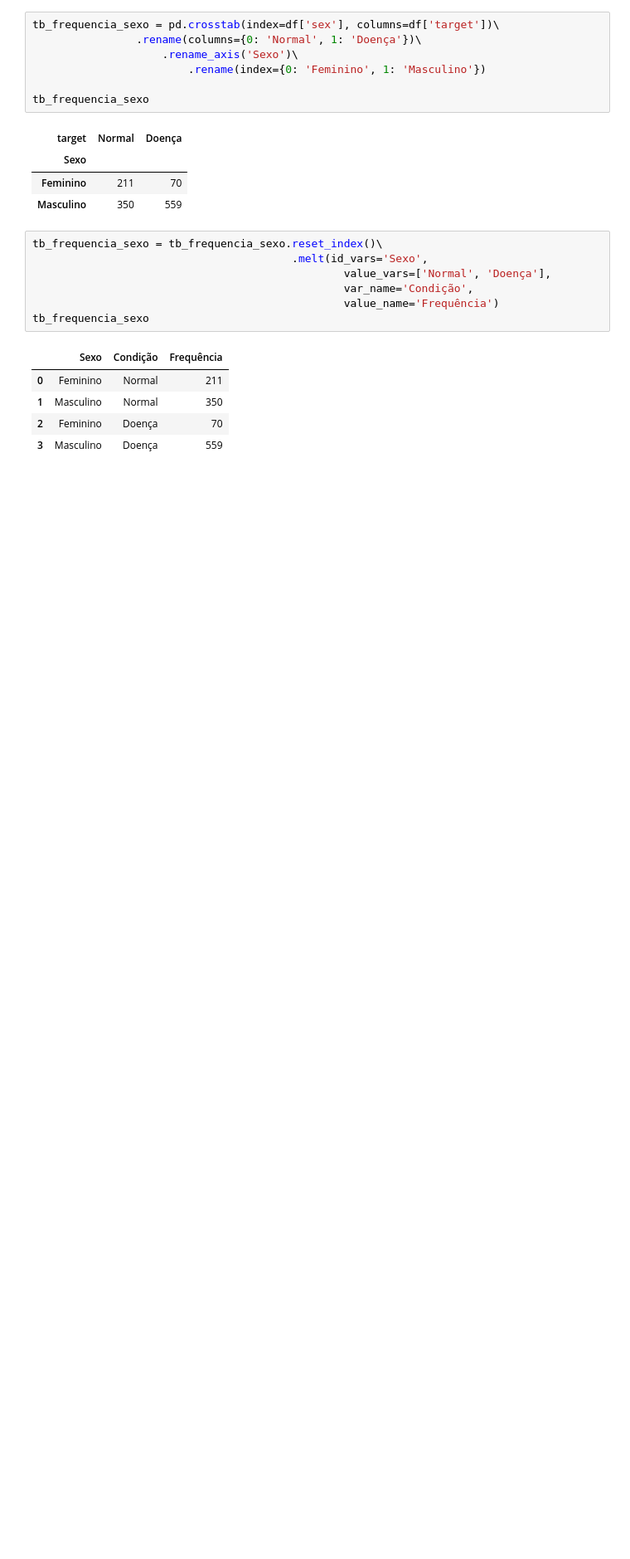
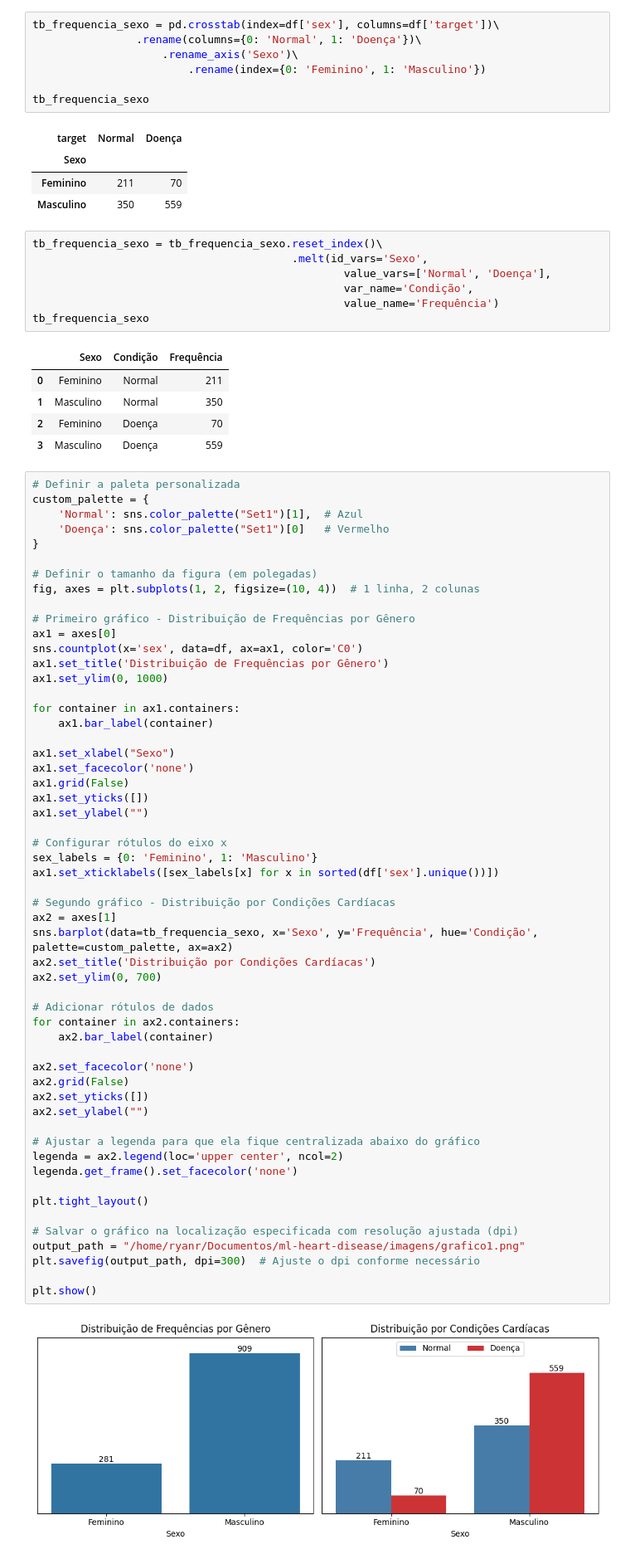
Before and after one commit to ryanrodr/ml-heart-disease, a Jupyter notebook: notebooks/analise_exploratoria.ipynb, the cells around one changed output. Shown at 83% size. Drawn from its saved outputs; the diff is of its cells as text; blank space fills up the shorter version.

Commit message:
Adiciona gráfico de distribuição por gênero e condições cardíacas

```diff
--- a/notebooks/analise_exploratoria.ipynb
+++ b/notebooks/analise_exploratoria.ipynb
@@ -49,3 +49,60 @@ tb_frequencia_sexo
 | 1 | Masculino | Normal | 350 |
 | 2 | Feminino | Doença | 70 |
 | 3 | Masculino | Doença | 559 |
+# %%
+# Definir a paleta personalizada
+custom_palette = {
+    'Normal': sns.color_palette("Set1")[1],  # Azul
+    'Doença': sns.color_palette("Set1")[0]   # Vermelho
+}
+
+# Definir o tamanho da figura (em polegadas)
+fig, axes = plt.subplots(1, 2, figsize=(10, 4))  # 1 linha, 2 colunas
+
+# Primeiro gráfico - Distribuição de Frequências por Gênero
+ax1 = axes[0]
+sns.countplot(x='sex', data=df, ax=ax1, color='C0')
+ax1.set_title('Distribuição de Frequências por Gênero')
+ax1.set_ylim(0, 1000)
+
+for container in ax1.containers:
+    ax1.bar_label(container)
+
+ax1.set_xlabel("Sexo")
+ax1.set_facecolor('none')
+ax1.grid(False)
+ax1.set_yticks([])
+ax1.set_ylabel("")
+
+# Configurar rótulos do eixo x
+sex_labels = {0: 'Feminino', 1: 'Masculino'}
+ax1.set_xticklabels([sex_labels[x] for x in sorted(df['sex'].unique())])
+
+# Segundo gráfico - Distribuição por Condições Cardíacas
+ax2 = axes[1]
+sns.barplot(data=tb_frequencia_sexo, x='Sexo', y='Frequência', hue='Condição', palette=custom_palette, ax=ax2)
+ax2.set_title('Distribuição por Condições Cardíacas')
+ax2.set_ylim(0, 700)
+
+# Adicionar rótulos de dados
+for container in ax2.containers:
+    ax2.bar_label(container)
+
+ax2.set_facecolor('none')
+ax2.grid(False)
+ax2.set_yticks([])
+ax2.set_ylabel("")
+
+# Ajustar a legenda para que ela fique centralizada abaixo do gráfico
+legenda = ax2.legend(loc='upper center', ncol=2)
+legenda.get_frame().set_facecolor('none')
+
+plt.tight_layout()
+
+# Salvar o gráfico na localização especificada com resolução ajustada (dpi)
+output_path = "/home/ryanr/Documentos/ml-heart-disease/imagens/grafico1.png"
+plt.savefig(output_path, dpi=300)  # Ajuste o dpi conforme necessário
+
+plt.show()
+# %% [output]
+[figure, added]
```
